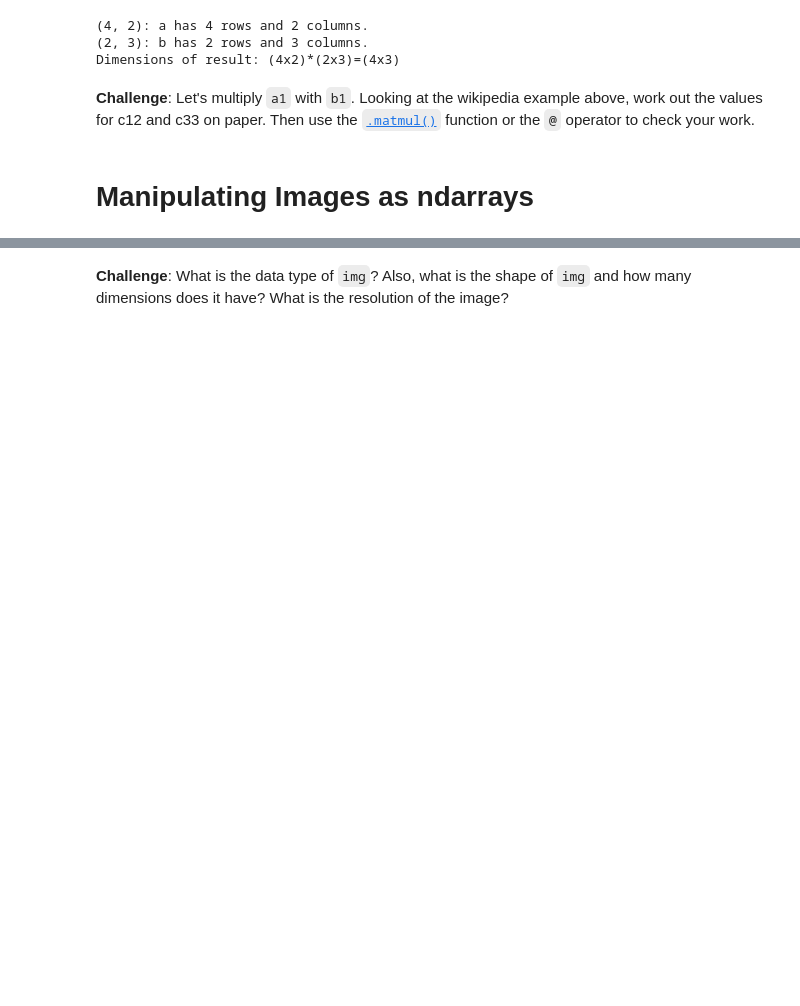
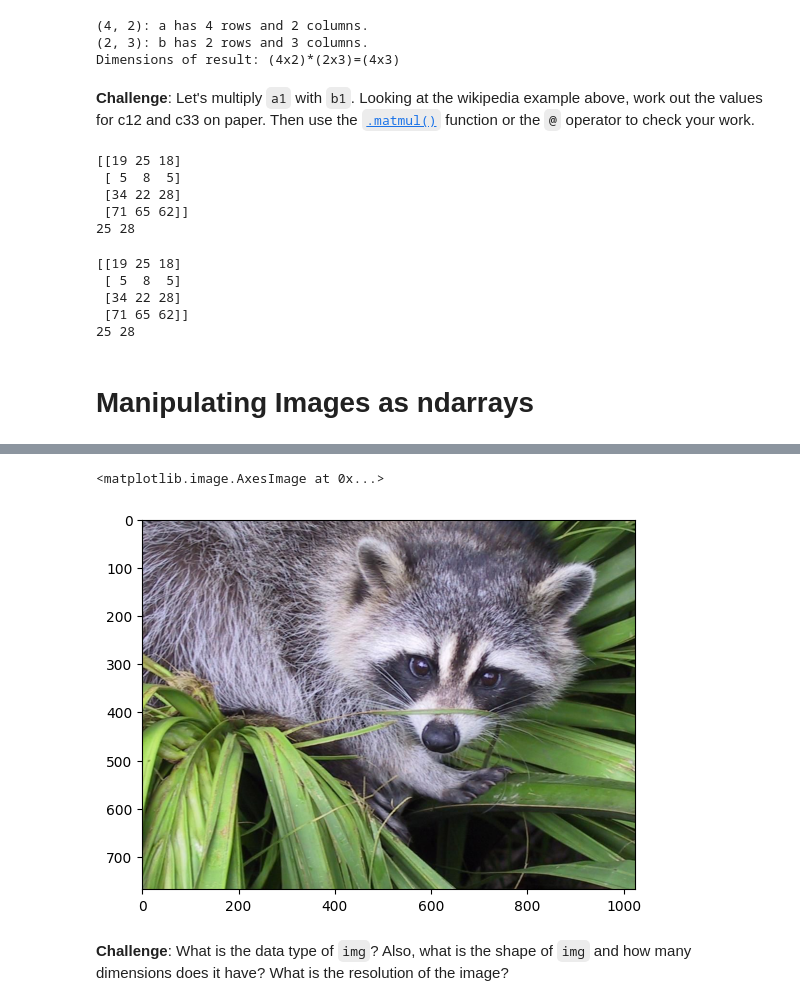
Before and after one commit to davibelo/python-pro-bootcamp-2021, a Jupyter notebook: 07-projects-DataScience/06-ComputationWithNumpy/Computation_with_NumPy_and_N_Dimensional_Arrays_(start).ipynb, the cells around one changed output, grey strips where cells are left out. Cells and saved outputs as stored; diff of their text form; code cells hidden in the pictures; blank space fills up the shorter version.

```diff
--- a/07-projects-DataScience/06-ComputationWithNumpy/Computation_with_NumPy_and_N_Dimensional_Arrays_(start).ipynb
+++ b/07-projects-DataScience/06-ComputationWithNumpy/Computation_with_NumPy_and_N_Dimensional_Arrays_(start).ipynb
@@ -159,5 +287,31 @@ print('Dimensions of result: (4x2)*(2x3)=(4x3)')
 Dimensions of result: (4x2)*(2x3)=(4x3)
 # %% [markdown]
 **Challenge**: Let's multiply `a1` with `b1`. Looking at the wikipedia example above, work out the values for c12 and c33 on paper. Then use the [`.matmul()`](https://numpy.org/doc/stable/reference/generated/numpy.matmul.html) function or the `@` operator to check your work.
+# %%
+c1 = np.matmul(a1,b1)
+c12 = c1[0,1]
+c33 = c1[2,2]
+
+print(c1)
+print(c12, c33)
+# %% [output]
+[[19 25 18]
+ [ 5  8  5]
+ [34 22 28]
+ [71 65 62]]
+25 28
+# %%
+c1 = a1 @ b1
+c12 = c1[0,1]
+c33 = c1[2,2]
+
+print(c1)
+print(c12, c33)
+# %% [output]
+[[19 25 18]
+ [ 5  8  5]
+ [34 22 28]
+ [71 65 62]]
+25 28
 # %% [markdown]
 # Manipulating Images as ndarrays
@@ -163,0 +320,4 @@ Dimensions of result: (4x2)*(2x3)=(4x3)
+# %%
+img = datasets.face()
+plt.imshow(img)
+# %% [output]
@@ -164,2 +325,4 @@ Dimensions of result: (4x2)*(2x3)=(4x3)
+<matplotlib.image.AxesImage at 0x...>
+[figure, added]
 # %% [markdown]
 **Challenge**: What is the data type of `img`? Also, what is the shape of `img` and how many dimensions does it have? What is the resolution of the image?
```
Also changed, not shown: parts of 27 cells of this notebook.
